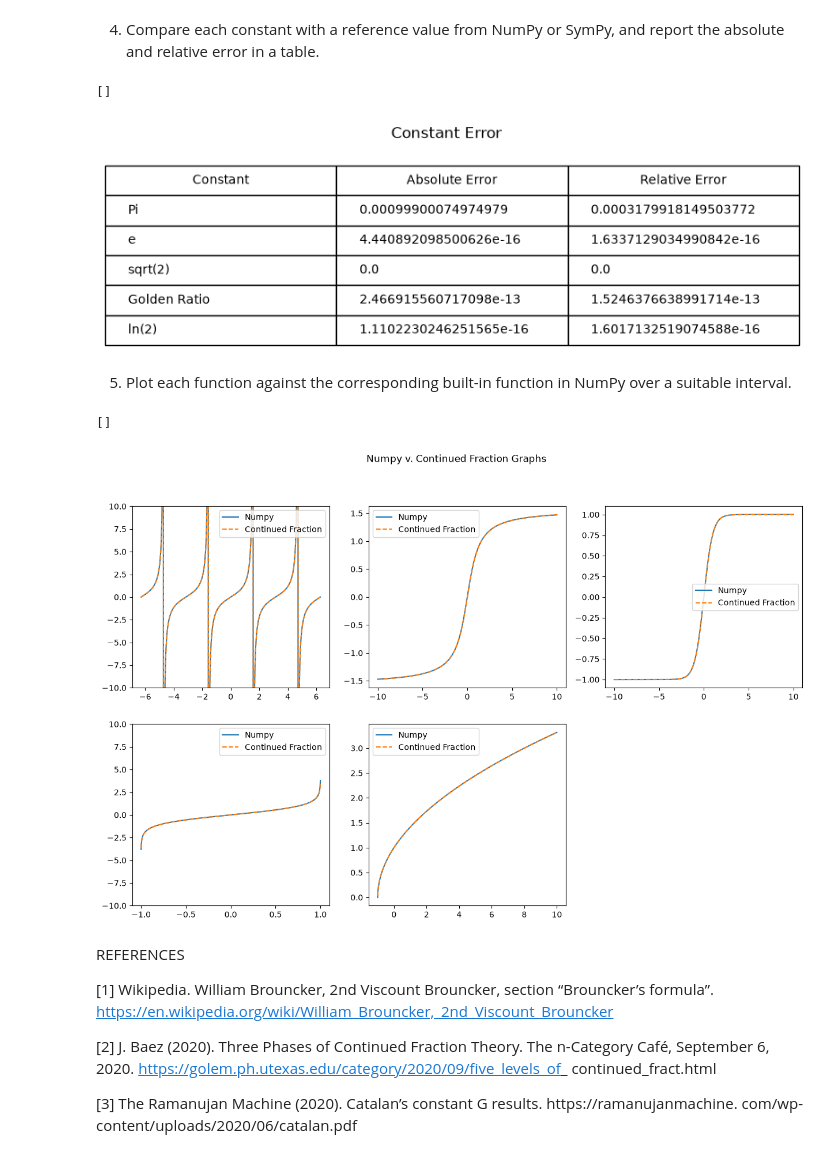
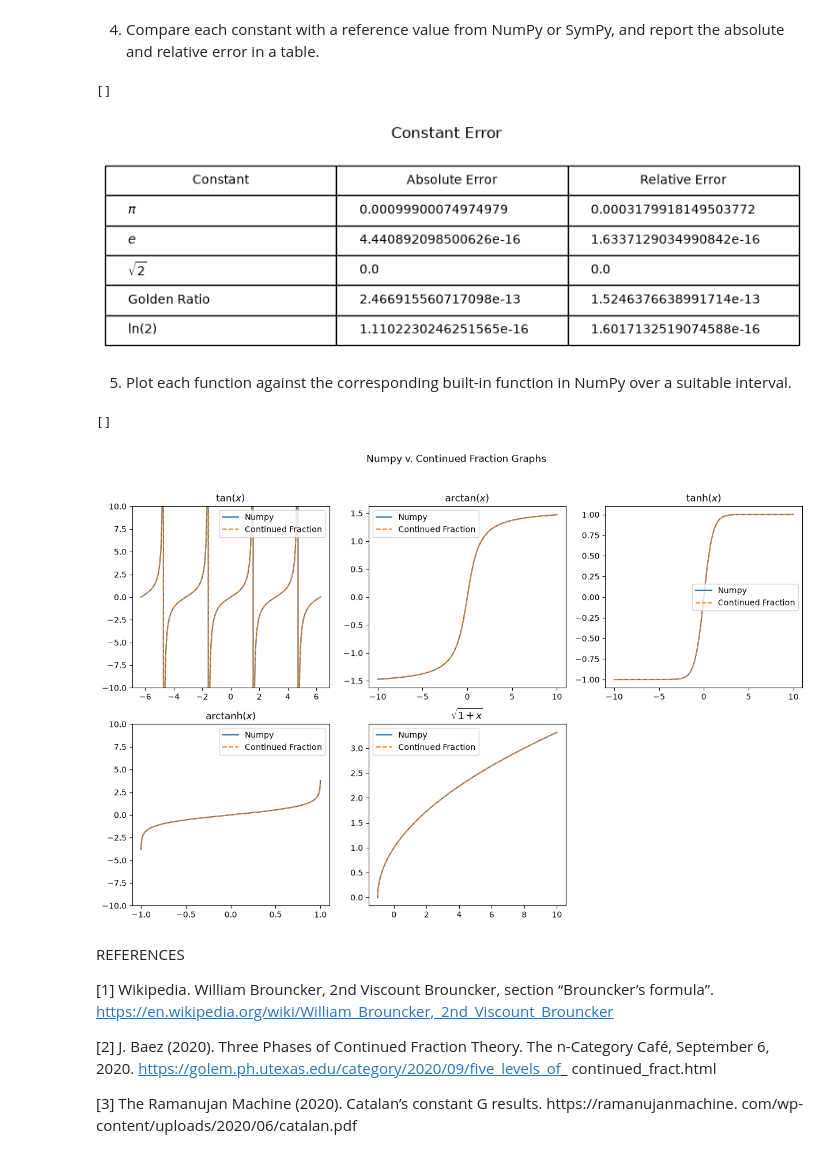
Before and after one commit to CarterTer/ContinuedFractionEvaluator, a Jupyter notebook: Math 300 Project 2.ipynb, the cells around one changed output. Drawn from its saved outputs; the diff is of its cells as text; code cells hidden in the pictures.

Commit message:
Added plot titles, switched table to use latex number representation.

```diff
--- a/Math 300 Project 2.ipynb
+++ b/Math 300 Project 2.ipynb
@@ -219,20 +219,20 @@ absolute and relative error in a table.
 #Table cell values list
 values = []
 
-# Pi, Adds row for pi to table data.
-values.append(["Pi", np.abs(cf_pi(1000) - np.pi), np.abs((cf_pi(1000) - np.pi) / np.pi)])
+# Pi, Adds row for pi to table data including 2 values, relative and absolute error.
+values.append([r"$\pi$", np.abs(cf_pi(1000) - np.pi), np.abs((cf_pi(1000) - np.pi) / np.pi)])
 
 # e
-values.append(["e", np.abs(cf_e(30) - np.e), np.abs((cf_e(30) - np.e) / np.e)])
+values.append([r"$e$", np.abs(cf_e(30) - np.e), np.abs((cf_e(30) - np.e) / np.e)])
 
 #sqrt2
-values.append(["sqrt(2)", np.abs(cf_sqrt2(30) - np.sqrt(2)), np.abs((cf_sqrt2(30) - np.sqrt(2)) / np.sqrt(2))])
+values.append([r"$\sqrt{2}$", np.abs(cf_sqrt2(30) - np.sqrt(2)), np.abs((cf_sqrt2(30) - np.sqrt(2)) / np.sqrt(2))])
 
 #golden ratio
 values.append(["Golden Ratio", np.abs(cf_golden_ratio(30) - ((1 + np.sqrt(5)) / 2)), np.abs((cf_golden_ratio(30) - ((1 + np.sqrt(5)) / 2)) / ((1 + np.sqrt(5)) / 2))])
 
 # ln2
-values.append(["ln(2)", np.abs(cf_ln2(30) - np.log(2)), np.abs((cf_ln2(30) - np.log(2)) / np.log(2))])
+values.append([r"$\ln(2)$", np.abs(cf_ln2(30) - np.log(2)), np.abs((cf_ln2(30) - np.log(2)) / np.log(2))])
 
 
 # table creation
@@ -249,7 +249,7 @@ table.scale(2, 2)
 plt.plot()
 # %% [output]
 []
-[figure, old version]
+[figure, new version]
 # %% [markdown]
 5. Plot each function against the corresponding built-in function in NumPy over a suitable
 interval.
@@ -268,36 +268,42 @@ plots[0, 0].plot(xtan, cf_tan(xtan), linestyle="--", label = "Continued Fraction
 # stops graph from going to infinity.
 plots[0, 0].set_ylim(-10, 10)
 plots[0, 0].legend()
+plots[0, 0].set_title(r"tan$(x)$")
+
 
 # Mapping for arctan(x):
 plots[0, 1].plot(x, np.arctan(x), label = "Numpy")
 plots[0, 1].plot(x, cf_arctan(x), linestyle="--", label = "Continued Fraction")
 plots[0, 1].legend()
+plots[0, 1].set_title(r"arctan$(x)$")
 
 # Mapping for tanh(x):
 plots[0, 2].plot(x, np.tanh(x), label = "Numpy")
 plots[0, 2].plot(x, cf_tanh(x), linestyle = "--", label = "Continued Fraction")
 plots[0, 2].legend()
+plots[0, 2].set_title(r"tanh$(x)$")
 
 # Mapping for arctanh(x):
 xarct = np.linspace(-.999, .999, 1000) # avoids increasing infinitely on arctanh(x)
 plots[1, 0].plot(xarct, np.arctanh(xarct), label = "Numpy")
 plots[1, 0].plot(xarct, cf_arctanh(xarct), linestyle = "--", label = "Continued Fraction")
 plots[1, 0].set_ylim(-10, 10)
 plots[1, 0].legend()
+plots[1, 0].set_title(r"arctanh$(x)$")
 
 # Mapping for sqrt(1 + x)
 xsqrt = np.linspace(-1, 10, 1000) # bounded at sqrt(0)
 plots[1, 1].plot(xsqrt, np.sqrt(1 + xsqrt), label = "Numpy")
 plots[1, 1].plot(xsqrt, cf_sqrt1px(xsqrt), linestyle = "--", label = "Continued Fraction")
 plots[1, 1].legend()
+plots[1, 1].set_title(r"$\sqrt{1 + x}$")
 
 plots[1, 2].axis("off") # Removes last plot with no function
 
 plt.plot()
 # %% [output]
 []
-[figure, old version]
+[figure, new version]
 # %% [markdown]
 REFERENCES
 
```
